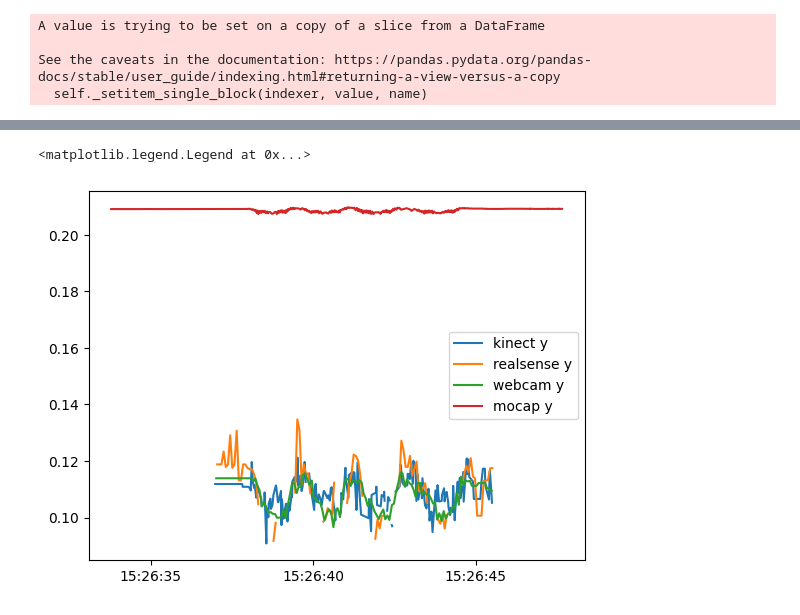
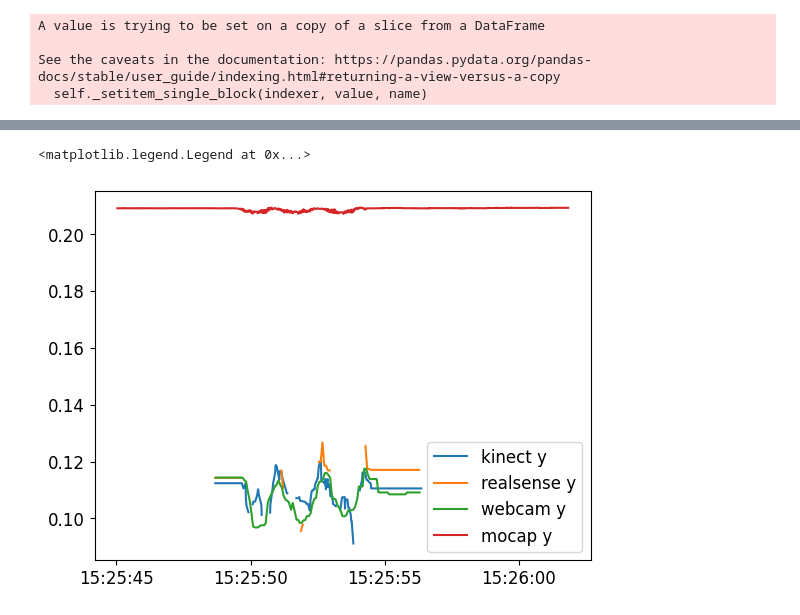
Before and after one commit to SujithChristopher/skateboard_gui, a Jupyter notebook: ipy_notebooks/analysis.ipynb, the cells around one changed output, grey strips where cells are left out. Drawn from its saved outputs; the diff is of its cells as text; code cells hidden in the pictures.

```diff
--- a/ipy_notebooks/analysis.ipynb
+++ b/ipy_notebooks/analysis.ipynb
@@ -14,8 +15,8 @@ from support.calculations_support import *
 # %%
 #data path
-_folder_name = "60bpm_forward_t2"
+_folder_name = "60bpm_forward_t0"
 
-_base_pth = r"C:\Users\CMC\Documents\openposelibs\pose\skateboard_gui\test_programs\test_data"
+_base_pth = r"C:\Users\CMC\Documents\openposelibs\pose\skateboard_gui\recording_programs\test_data\multiple_cam_sep_16"
 _pth = os.path.join(_base_pth, _folder_name)
 # %%
 #calibration path
@@ -86,7 +87,7 @@ returning dataframe
 returning dataframe
 # %%
 #reading mocap df
-_mocap_pth = os.path.join(_base_pth, "csv_files","60bpm_forward_t2.csv")
+_mocap_pth = os.path.join(_base_pth, "csv_files","60bpm_forward_t0.csv")
 _m_df, st_time = read_df_csv(_mocap_pth)
 #getting center
 
@@ -138,10 +139,10 @@ plt.legend()
 # %%
-plt.plot(_k_df["time"], k_df["y"], label="kinect y")
-plt.plot(_r_df["time"], r_df["y"], label="realsense y")
-plt.plot(_w_df["time"], w_df["y"], label="webcam y")
+plt.plot(_k_df["time"], k_df["y"].rolling(3).median(), label="kinect y")
+plt.plot(_r_df["time"], r_df["y"].rolling(3).median(), label="realsense y")
+plt.plot(_w_df["time"], w_df["y"].rolling(3).median(), label="webcam y")
 plt.plot(_m_df["time"], _m_df["y"], label="mocap y")
 plt.legend()
 # %% [output]
 <matplotlib.legend.Legend at 0x...>
-[figure, old version]
+[figure, new version]
 # %%
```
Also changed, not shown: parts of 5 cells of this notebook, 3 other files.
